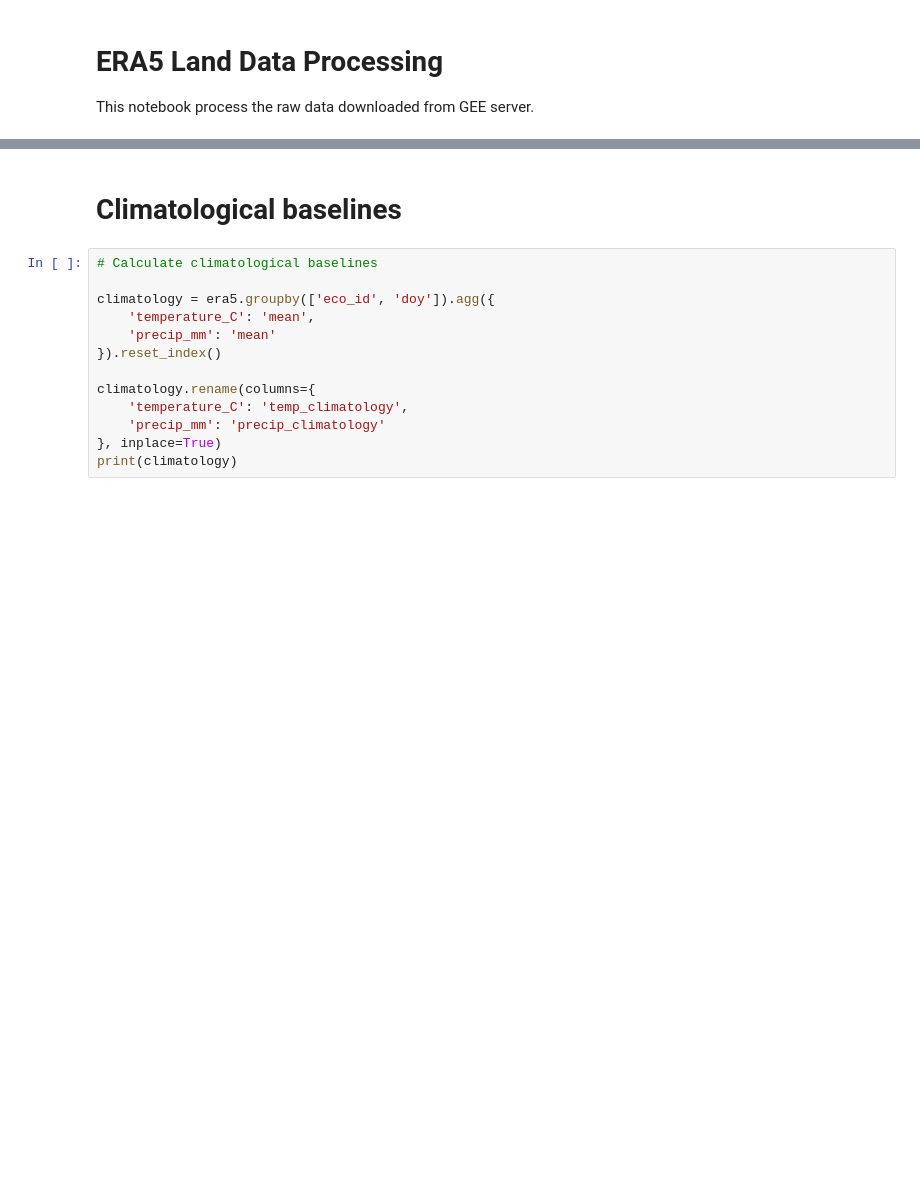
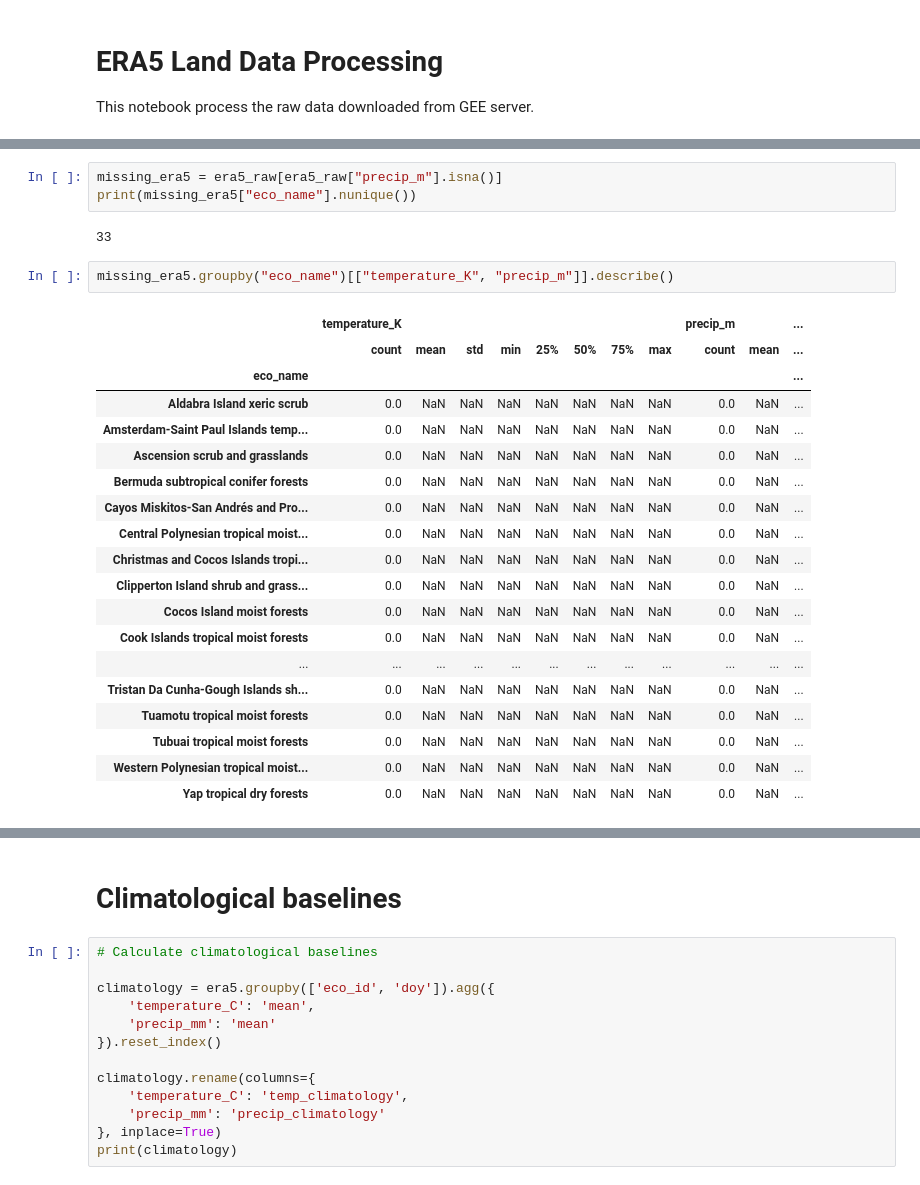
Before and after one commit to ismailbekar/TGPF, a Jupyter notebook: 06_01_ERA5_processing.ipynb, the cells around one changed output, grey strips where cells are left out. Drawn from its saved outputs; the diff is of its cells as text; blank space fills up the shorter version.

```diff
--- a/06_01_ERA5_processing.ipynb
+++ b/06_01_ERA5_processing.ipynb
@@ -70,0 +82,27 @@ dtype: int64
+# %%
+missing_era5 = era5_raw[era5_raw["precip_m"].isna()]
+print(missing_era5["eco_name"].nunique())
+# %% [output]
+33
+# %%
+missing_era5.groupby("eco_name")[["temperature_K", "precip_m"]].describe()
+# %% [output]
+|  | temperature_K |  |  |  |  |  |  |  | precip_m |  | ... |
+|  | count | mean | std | min | 25% | 50% | 75% | max | count | mean | ... |
+| eco_name |  |  |  |  |  |  |  |  |  |  | ... |
+| Aldabra Island xeric scrub | 0.0 | NaN | NaN | NaN | NaN | NaN | NaN | NaN | 0.0 | NaN | ... |
+| Amsterdam-Saint Paul Islands temp... | 0.0 | NaN | NaN | NaN | NaN | NaN | NaN | NaN | 0.0 | NaN | ... |
+| Ascension scrub and grasslands | 0.0 | NaN | NaN | NaN | NaN | NaN | NaN | NaN | 0.0 | NaN | ... |
+| Bermuda subtropical conifer forests | 0.0 | NaN | NaN | NaN | NaN | NaN | NaN | NaN | 0.0 | NaN | ... |
+| Cayos Miskitos-San Andrés and Pro... | 0.0 | NaN | NaN | NaN | NaN | NaN | NaN | NaN | 0.0 | NaN | ... |
+| Central Polynesian tropical moist... | 0.0 | NaN | NaN | NaN | NaN | NaN | NaN | NaN | 0.0 | NaN | ... |
+| Christmas and Cocos Islands tropi... | 0.0 | NaN | NaN | NaN | NaN | NaN | NaN | NaN | 0.0 | NaN | ... |
+| Clipperton Island shrub and grass... | 0.0 | NaN | NaN | NaN | NaN | NaN | NaN | NaN | 0.0 | NaN | ... |
+| Cocos Island moist forests | 0.0 | NaN | NaN | NaN | NaN | NaN | NaN | NaN | 0.0 | NaN | ... |
+| Cook Islands tropical moist forests | 0.0 | NaN | NaN | NaN | NaN | NaN | NaN | NaN | 0.0 | NaN | ... |
+| ... | ... | ... | ... | ... | ... | ... | ... | ... | ... | ... | ... |
+| Tristan Da Cunha-Gough Islands sh... | 0.0 | NaN | NaN | NaN | NaN | NaN | NaN | NaN | 0.0 | NaN | ... |
+| Tuamotu tropical moist forests | 0.0 | NaN | NaN | NaN | NaN | NaN | NaN | NaN | 0.0 | NaN | ... |
+| Tubuai tropical moist forests | 0.0 | NaN | NaN | NaN | NaN | NaN | NaN | NaN | 0.0 | NaN | ... |
+| Western Polynesian tropical moist... | 0.0 | NaN | NaN | NaN | NaN | NaN | NaN | NaN | 0.0 | NaN | ... |
+| Yap tropical dry forests | 0.0 | NaN | NaN | NaN | NaN | NaN | NaN | NaN | 0.0 | NaN | ... |
```
Also changed, not shown: parts of 21 cells of this notebook, 1 other file.
